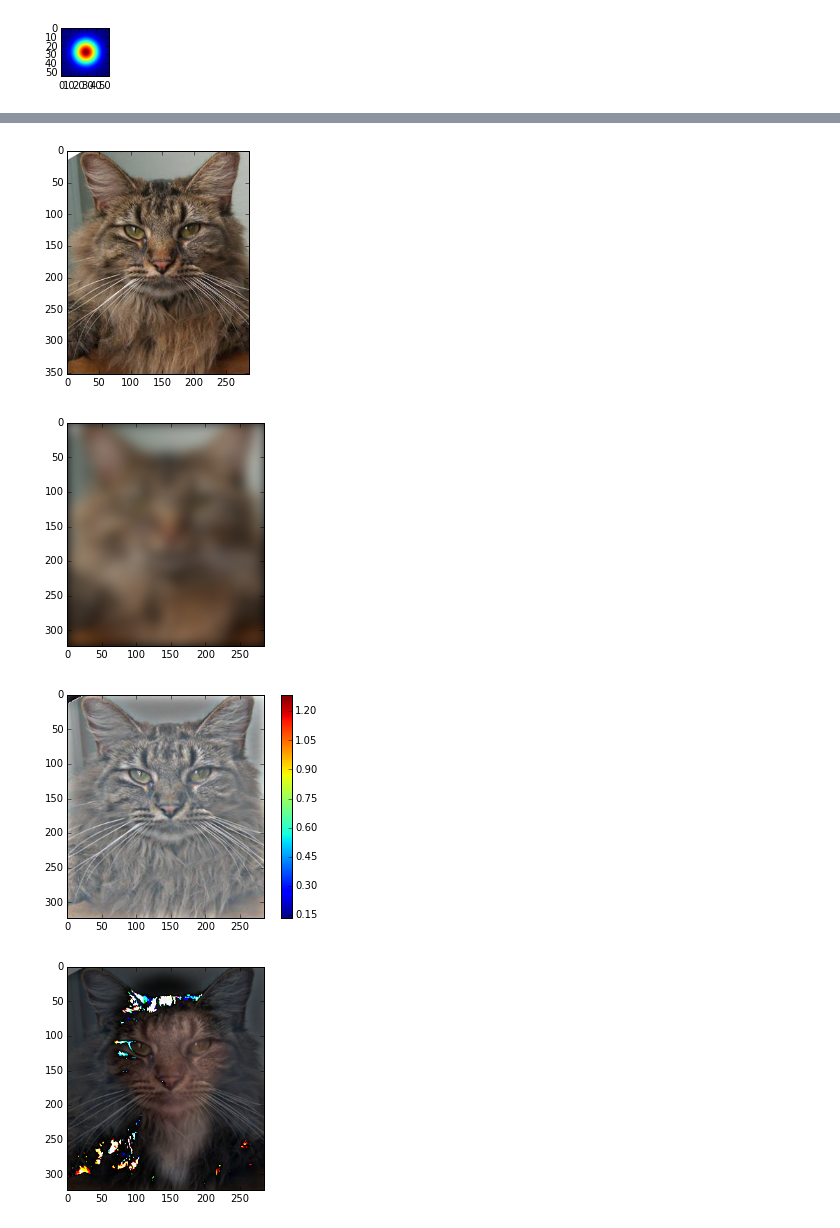
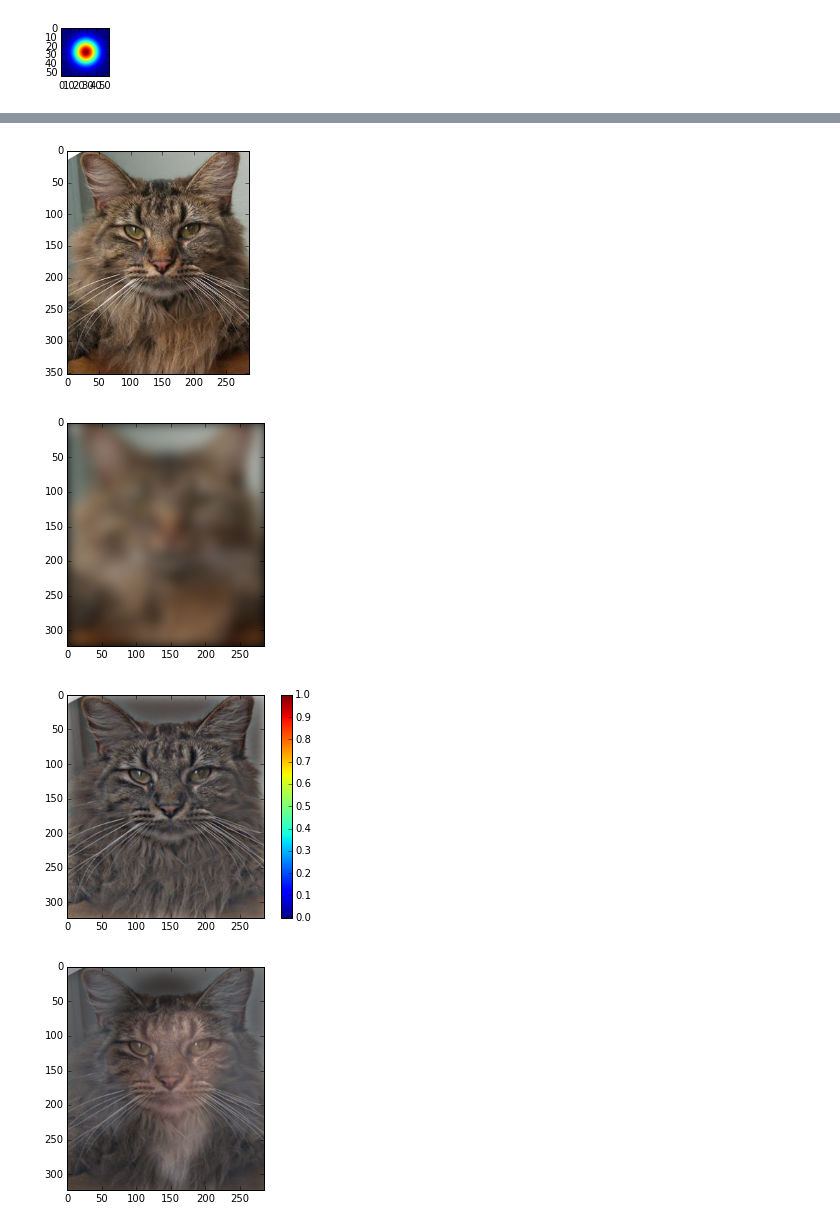
Before and after one commit to cnavas88/Image-Processing, a Jupyter notebook: practica1/Practica1_Carlos_Oriol.ipynb, the cells around one changed output, grey strips where cells are left out. Cells and saved outputs as stored; diff of their text form; code cells hidden in the pictures.

```diff
--- a/practica1/Practica1_Carlos_Oriol.ipynb
+++ b/practica1/Practica1_Carlos_Oriol.ipynb
@@ -33,9 +36,10 @@ def gaussian(sigma):
     return Igaussian
 # %%
-from scipy import signal,misc
-import numpy as np
+# Importem les llibreries necessaries
+from scipy import signal
 from skimage.transform import resize
 
+# funcio que fa una iamtge hibrida segons el filtre pasa baix d'una imatge i el filtre pasa alt de l'altre imatge
 def obrirImatge():
     # Passem a float
     imatgeHuman=misc.imread("human.png")/255.
@@ -66,38 +70,39 @@ def obrirImatge():
     plt.figure()
     plt.imshow(imatgeHuman)
     plt.figure()
     plt.imshow(fitrPasaBaixHuman)
     plt.figure()
     plt.imshow(imatgeCat)
     plt.figure()
     plt.imshow(fitrPasaBaixGat)
 
     # Fem el passa Alt del gat, restant la imatge real menys el passa baix
     fitrPasaAltGat[:,:,0]=imatgeGatRe[:,:,0]-fitrPasaBaixGat[:,:,0]
     fitrPasaAltGat[:,:,1]=imatgeGatRe[:,:,1]-fitrPasaBaixGat[:,:,1]
     fitrPasaAltGat[:,:,2]=imatgeGatRe[:,:,2]-fitrPasaBaixGat[:,:,2]
-    # restar el minimo a cada canal dividit entre el maxim - el minim
-    #fitrPasaAltGat[:,:,0] = fitrPasaAltGat[:,:,0] - min(de la imagen entera) / max(imagen entera) - min (imagen entera)
+
+    # restem el minim de cada canal y el dividim entre el maxim meny el minim pero normalitzar la imatge y que no surti saturada
+    fitrPasaAltGat[:,:,0] = ((fitrPasaAltGat[:,:,0] - fitrPasaAltGat[:,:,0].min()) / (fitrPasaAltGat[:,:,0].max() - fitrPasaAltGat[:,:,0].min()))
+    fitrPasaAltGat[:,:,1] = ((fitrPasaAltGat[:,:,1] - fitrPasaAltGat[:,:,1].min()) / (fitrPasaAltGat[:,:,1].max() - fitrPasaAltGat[:,:,1].min()))
+    fitrPasaAltGat[:,:,2] = ((fitrPasaAltGat[:,:,2] - fitrPasaAltGat[:,:,2].min()) / (fitrPasaAltGat[:,:,2].max() - fitrPasaAltGat[:,:,2].min()))
 
     #fitrPasaAltGat = fitrPasaAltGat
     plt.figure()
-    plt.imshow(fitrPasaAltGat+0.5)
+    plt.imshow(fitrPasaAltGat)
     plt.colorbar()
 
     # Mostrem les imatges, amb el tant per cent de cada una que volem
-    imatgeFinal=fitrPasaBaixHuman*0.5+fitrPasaAltGat*0.5
+    imatgeFinal=fitrPasaBaixHuman*0.4+fitrPasaAltGat*0.6
     plt.figure()
-
     plt.imshow(imatgeFinal)
 
-
 obrirImatge()
 # %% [output]
 0.00197382668079
 [figure]
 [figure]
 [figure]
 [figure]
 [figure]
-[figure, old version]
+[figure, new version]
-[figure, old version]
+[figure, new version]
```
Also changed, not shown: parts of 2 cells of this notebook.
